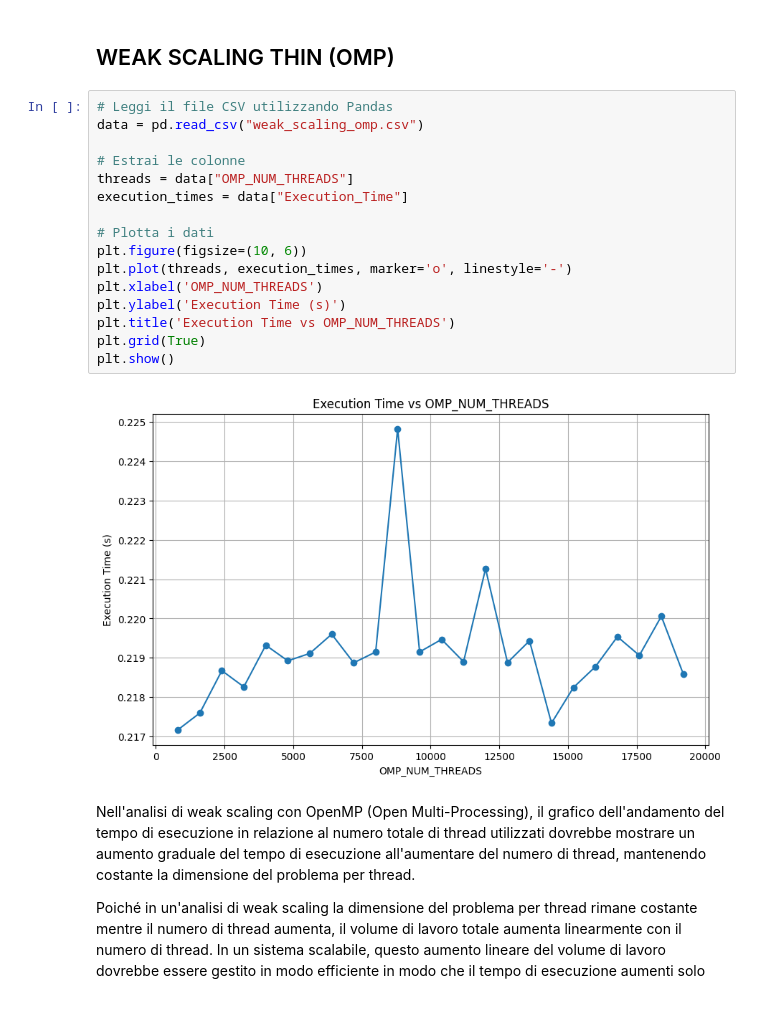
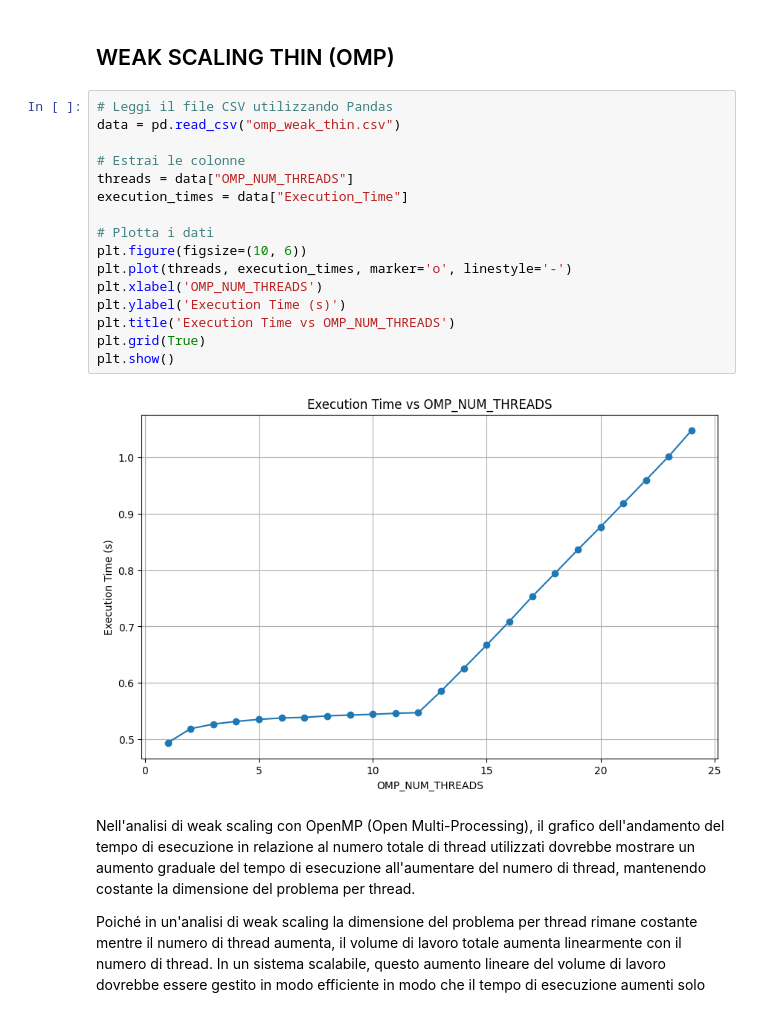
Before and after one commit to EdoardoZappia/HPC_ex, a Jupyter notebook: HPC_ex2/analisys.ipynb, the cells around one changed output. Saved outputs shown, nothing was run; the diff lists cells and outputs as text.

```diff
--- a/HPC_ex2/analisys.ipynb
+++ b/HPC_ex2/analisys.ipynb
@@ -115,22 +113,22 @@ Quindi, nel grafico, potrebbe essere osservato un leggero aumento del tempo di e
 ## WEAK SCALING THIN (OMP)
 # %%
 # Leggi il file CSV utilizzando Pandas
-data = pd.read_csv("weak_scaling_omp.csv")
+data = pd.read_csv("omp_weak_thin.csv")
 
 # Estrai le colonne
 threads = data["OMP_NUM_THREADS"]
 execution_times = data["Execution_Time"]
 
 # Plotta i dati
 plt.figure(figsize=(10, 6))
 plt.plot(threads, execution_times, marker='o', linestyle='-')
 plt.xlabel('OMP_NUM_THREADS')
 plt.ylabel('Execution Time (s)')
 plt.title('Execution Time vs OMP_NUM_THREADS')
 plt.grid(True)
 plt.show()
 # %% [output]
-[figure, old version]
+[figure, new version]
 # %% [markdown]
 Nell'analisi di weak scaling con OpenMP (Open Multi-Processing), il grafico dell'andamento del tempo di esecuzione in relazione al numero totale di thread utilizzati dovrebbe mostrare un aumento graduale del tempo di esecuzione all'aumentare del numero di thread, mantenendo costante la dimensione del problema per thread.
 
```
Also changed, not shown: parts of 1 cell of this notebook, 2 other files.
